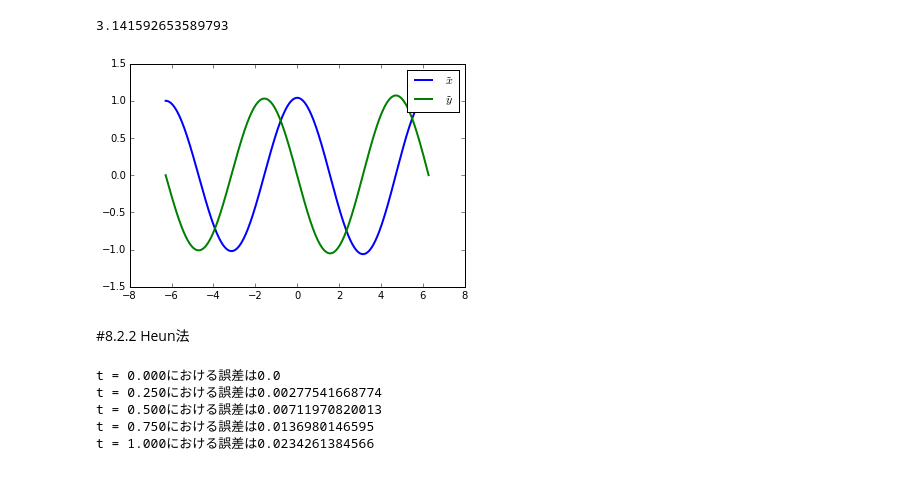
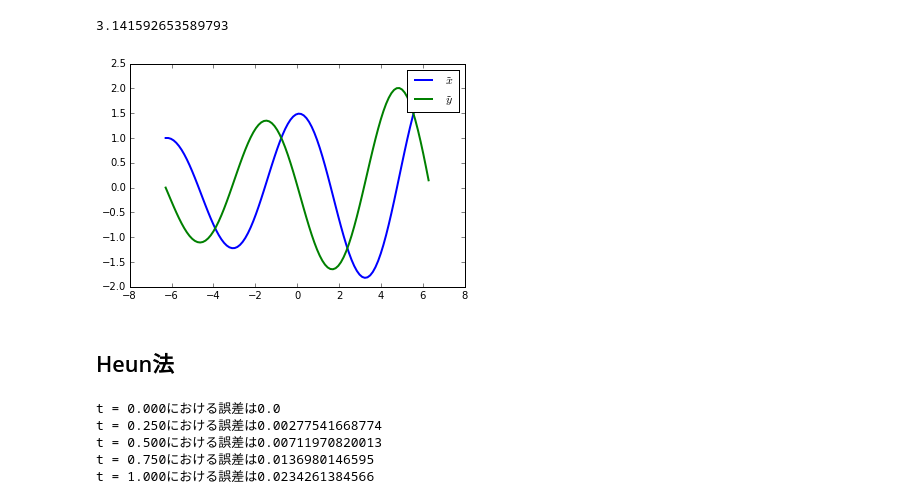
Before and after one commit to okuchap/kbtAnal, a Jupyter notebook: Chapter8.ipynb, the cells around one changed output. Drawn from its saved outputs; the diff is of its cells as text; code cells hidden in the pictures.

```diff
--- a/Chapter8.ipynb
+++ b/Chapter8.ipynb
@@ -175,11 +179,11 @@ def Euler2(dx=lambda x,y,t:y, dy=lambda x,y,t:-x, xInit=1.0, yInit=0.0, n=5, a=-
     ax.legend()
     plt.show()
 # %%
-Euler2(n=1000)
+Euler2(n=100)
 # %% [output]
-[figure, old version]
+[figure, new version]
 # %% [markdown]
-#8.2.2 Heun法
+## Heun法
 # %%
 %matplotlib inline
 import numpy as np
```
Also changed, not shown: parts of 5 cells of this notebook, 6 other files.
